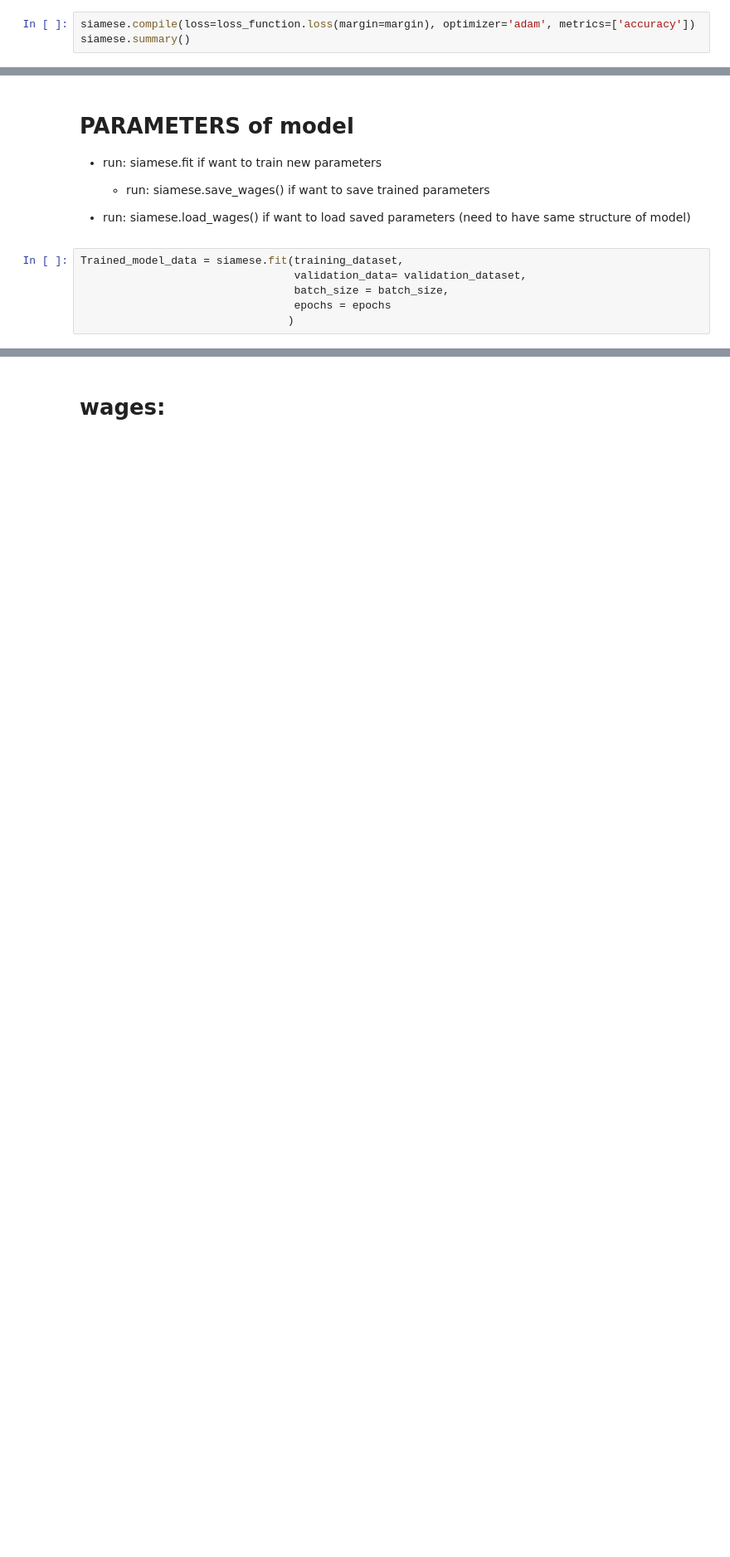
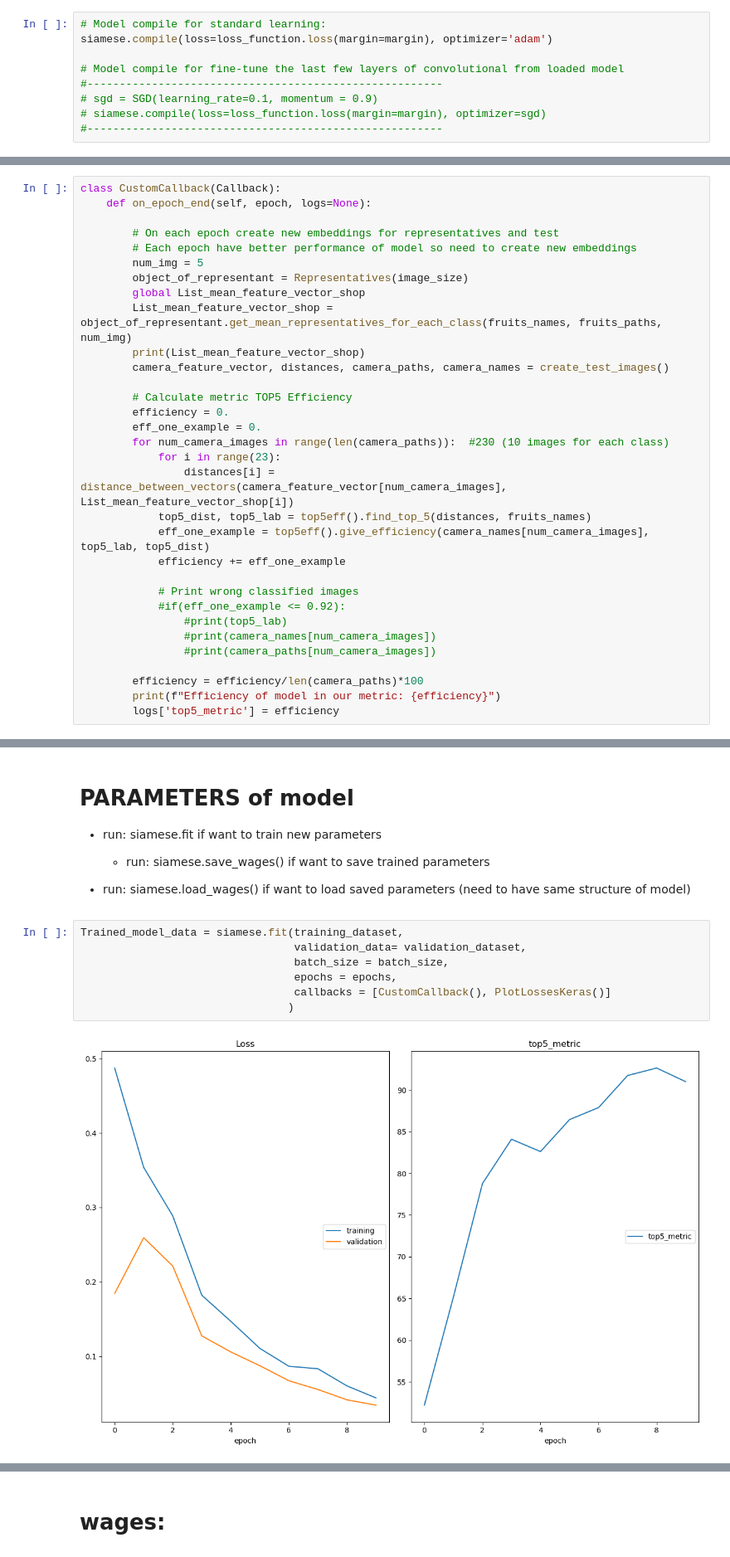
Before and after one commit to c100rczyk/Team_project_PWR, a Jupyter notebook: Contrastive_loss.ipynb, the cells around one changed output, grey strips where cells are left out. Shown at 83% size. Saved outputs shown, nothing was run; the diff lists cells and outputs as text; blank space fills up the shorter version.

Commit message:
Callbacks, Transfer learning, TOP5 on each epochs, draw chart during training, saving and loading models

```diff
--- a/Contrastive_loss.ipynb
+++ b/Contrastive_loss.ipynb
@@ -111,3 +154,9 @@ for layer in modelVGG.layers:
 # %%
-siamese.compile(loss=loss_function.loss(margin=margin), optimizer='adam', metrics=['accuracy'])
-siamese.summary()
+# Model compile for standard learning:
+siamese.compile(loss=loss_function.loss(margin=margin), optimizer='adam')
+
+# Model compile for fine-tune the last few layers of convolutional from loaded model
+#-------------------------------------------------------
+# sgd = SGD(learning_rate=0.1, momentum = 0.9)
+# siamese.compile(loss=loss_function.loss(margin=margin), optimizer=sgd)
+#-------------------------------------------------------
@@ -133,0 +289,32 @@ Model: "functional_3"
+# %%
+class CustomCallback(Callback):
+    def on_epoch_end(self, epoch, logs=None):
+
+        # On each epoch create new embeddings for representatives and test
+        # Each epoch have better performance of model so need to create new embeddings
+        num_img = 5
+        object_of_representant = Representatives(image_size)
+        global List_mean_feature_vector_shop
+        List_mean_feature_vector_shop = object_of_representant.get_mean_representatives_for_each_class(fruits_names, fruits_paths, num_img)
+        print(List_mean_feature_vector_shop)
+        camera_feature_vector, distances, camera_paths, camera_names = create_test_images()
+
+        # Calculate metric TOP5 Efficiency
+        efficiency = 0.
+        eff_one_example = 0.
+        for num_camera_images in range(len(camera_paths)):  #230 (10 images for each class)
+            for i in range(23):
+                distances[i] = distance_between_vectors(camera_feature_vector[num_camera_images], List_mean_feature_vector_shop[i])
+            top5_dist, top5_lab = top5eff().find_top_5(distances, fruits_names)
+            eff_one_example = top5eff().give_efficiency(camera_names[num_camera_images], top5_lab, top5_dist)
+            efficiency += eff_one_example
+
+            # Print wrong classified images
+            #if(eff_one_example <= 0.92):
+                #print(top5_lab)
+                #print(camera_names[num_camera_images])
+                #print(camera_paths[num_camera_images])
+
+        efficiency = efficiency/len(camera_paths)*100
+        print(f"Efficiency of model in our metric: {efficiency}")
+        logs['top5_metric'] = efficiency
@@ -141,7 +352,9 @@ Model: "functional_3"
 # %%
 Trained_model_data = siamese.fit(training_dataset,
                                  validation_data= validation_dataset,
                                  batch_size = batch_size,
-                                 epochs = epochs
+                                 epochs = epochs,
+                                 callbacks = [CustomCallback(), PlotLossesKeras()]
                                 )
 # %% [output]
+[figure, added]
```
Also changed, not shown: parts of 39 cells of this notebook.
